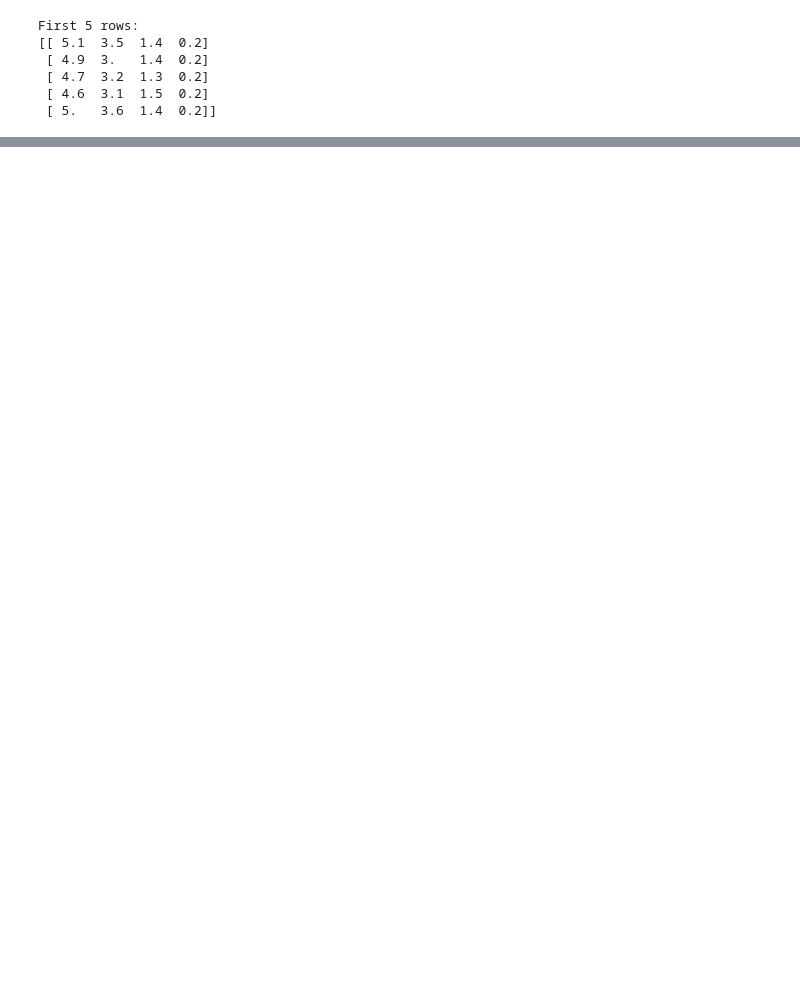
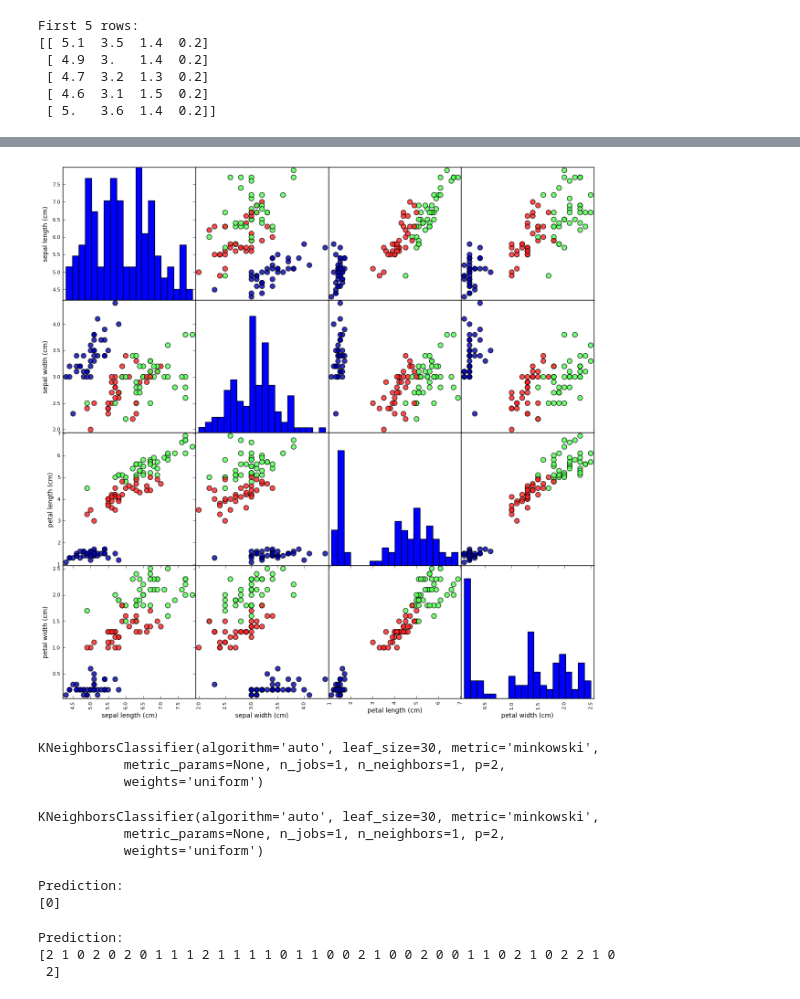
Before and after one commit to pkamath2/ml-with-python, a Jupyter notebook: iris/ml-iris.ipynb, the cells around one changed output, grey strips where cells are left out. Saved outputs shown, nothing was run; the diff lists cells and outputs as text; code cells hidden in the pictures; blank space fills up the shorter version.

Commit message:
Iris KNeighbors use case

```diff
--- a/iris/ml-iris.ipynb
+++ b/iris/ml-iris.ipynb
@@ -54,3 +57,9 @@ First 5 rows:
  [ 4.7  3.2  1.3  0.2]
  [ 4.6  3.1  1.5  0.2]
  [ 5.   3.6  1.4  0.2]]
+# %%
+X_train,X_test,y_train,y_test = train_test_split(iris_dataset['data'],iris_dataset['target'],random_state=0)
+print("Data training:\n{}".format(X_train))
+print("Data test:\n{}".format(X_test))
+print("Label training:\n{}".format(y_train))
+print("Label test:\n{}".format(y_test))
@@ -56,0 +84,19 @@ First 5 rows:
+# %%
+iris_dataframe = pd.DataFrame(X_train, columns=iris_dataset['feature_names'])
+# %%
+grr = pd.scatter_matrix(iris_dataframe,c=y_train, figsize=(15,15),marker='o',hist_kwds={'bins':20},s=60,alpha=.8,cmap=mglearn.cm3)
+# %% [output]
+[figure, added]
+# %%
+knn=KNeighborsClassifier(n_neighbors=1)
+knn.fit(X_train, y_train)
+# %% [output]
+KNeighborsClassifier(algorithm='auto', leaf_size=30, metric='minkowski',
+           metric_params=None, n_jobs=1, n_neighbors=1, p=2,
+           weights='uniform')
+# %%
+print(knn)
+# %% [output]
+KNeighborsClassifier(algorithm='auto', leaf_size=30, metric='minkowski',
+           metric_params=None, n_jobs=1, n_neighbors=1, p=2,
+           weights='uniform')
@@ -56,0 +106,12 @@ First 5 rows:
+# %%
+print("Prediction:\n{}".format(prediction))
+# %% [output]
+Prediction:
+[0]
+# %%
+y_pred=knn.predict(X_test)
+print("Prediction:\n{}".format(y_pred))
+# %% [output]
+Prediction:
+[2 1 0 2 0 2 0 1 1 1 2 1 1 1 1 0 1 1 0 0 2 1 0 0 2 0 0 1 1 0 2 1 0 2 2 1 0
+ 2]
```
Also changed, not shown: parts of 5 cells of this notebook.
